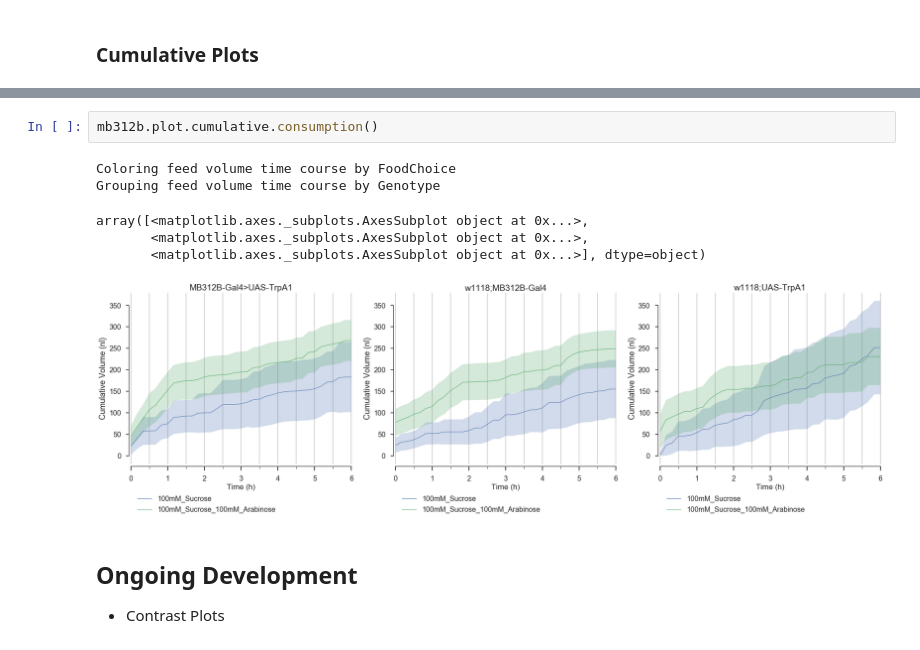
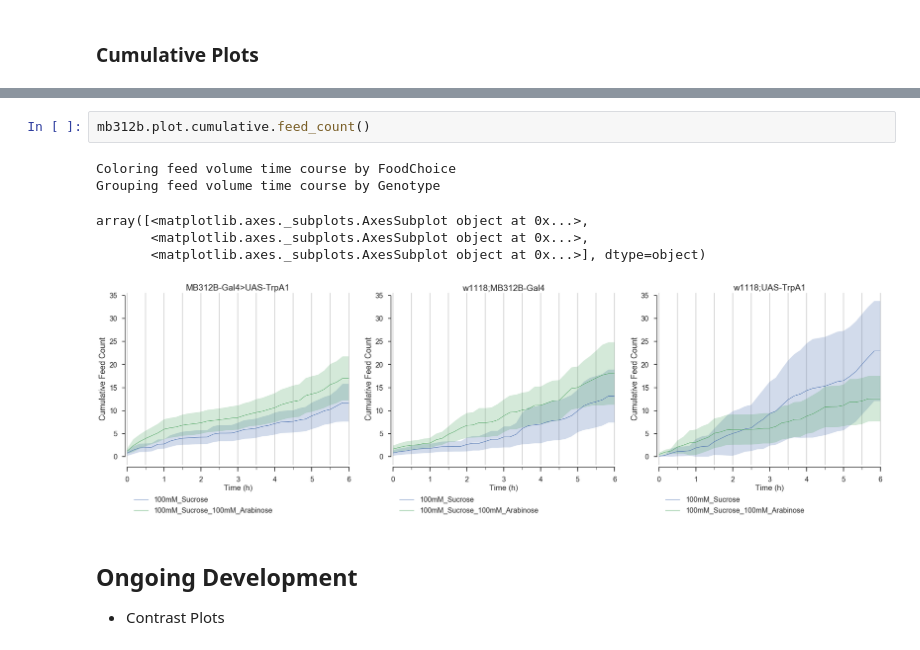
Before and after one commit to ACCLAB/espresso, a Jupyter notebook: jupyter-nb/espresso demo.ipynb, the cells around one changed output, grey strips where cells are left out. Saved outputs shown, nothing was run; the diff lists cells and outputs as text.

```diff
--- a/jupyter-nb/espresso demo.ipynb
+++ b/jupyter-nb/espresso demo.ipynb
@@ -146,12 +154,12 @@ array([<matplotlib.axes._subplots.AxesSubplot object at 0x...>,
 # %%
-mb312b.plot.cumulative.consumption()
+mb312b.plot.cumulative.feed_count()
 # %% [output]
 Coloring feed volume time course by FoodChoice
 Grouping feed volume time course by Genotype
 array([<matplotlib.axes._subplots.AxesSubplot object at 0x...>,
        <matplotlib.axes._subplots.AxesSubplot object at 0x...>,
        <matplotlib.axes._subplots.AxesSubplot object at 0x...>], dtype=object)
-[figure, old version]
+[figure, new version]
 # %% [markdown]
 ## Ongoing Development
 
```
Also changed, not shown: parts of 1 cell of this notebook, 2 other files.
